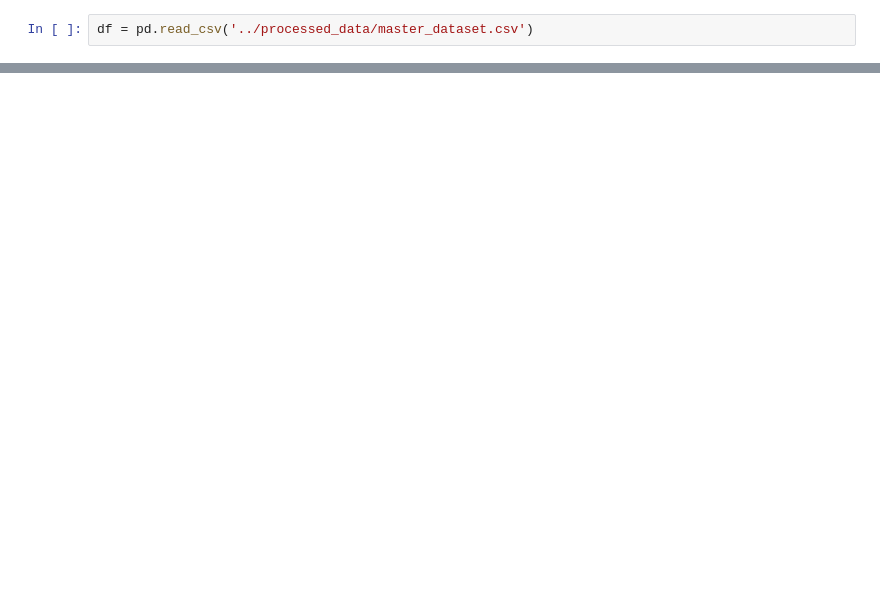
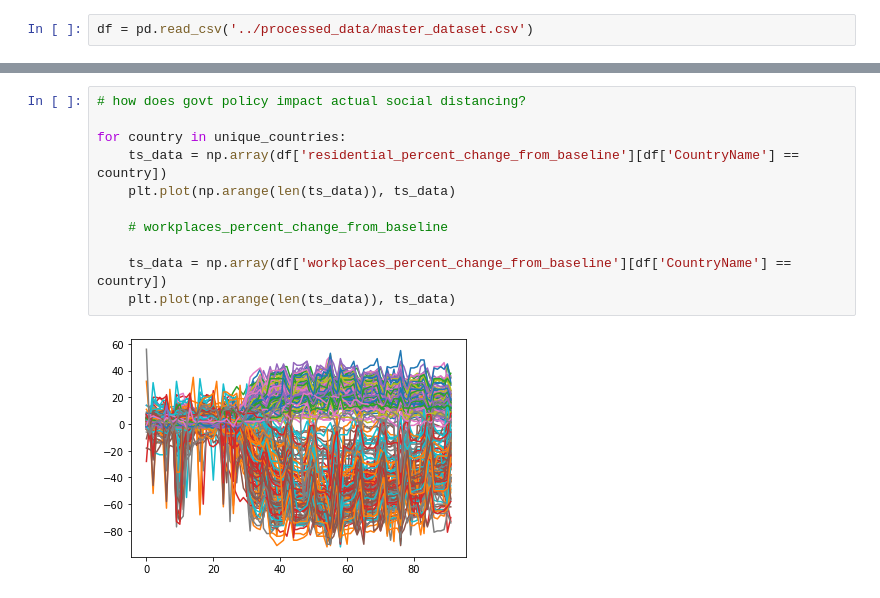
Before and after one commit to thomasundo2/covid-policy-analysis, a Jupyter notebook: analysis/eda.ipynb, the cells around one changed output, grey strips where cells are left out. Cells and saved outputs as stored; diff of their text form; blank space fills up the shorter version.

```diff
--- a/analysis/eda.ipynb
+++ b/analysis/eda.ipynb
@@ -21,0 +44,13 @@ df
+# %%
+# how does govt policy impact actual social distancing?
+
+for country in unique_countries:
+    ts_data = np.array(df['residential_percent_change_from_baseline'][df['CountryName'] == country])
+    plt.plot(np.arange(len(ts_data)), ts_data)
+
+    # workplaces_percent_change_from_baseline
+
+    ts_data = np.array(df['workplaces_percent_change_from_baseline'][df['CountryName'] == country])
+    plt.plot(np.arange(len(ts_data)), ts_data)
+# %% [output]
+[figure, added]
```
Also changed, not shown: parts of 13 cells of this notebook, 2 other files.
